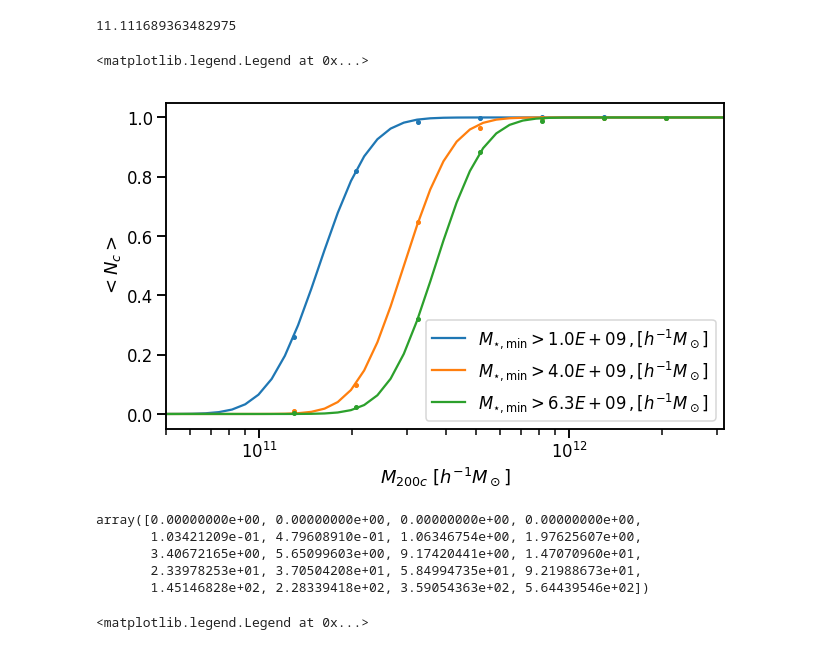
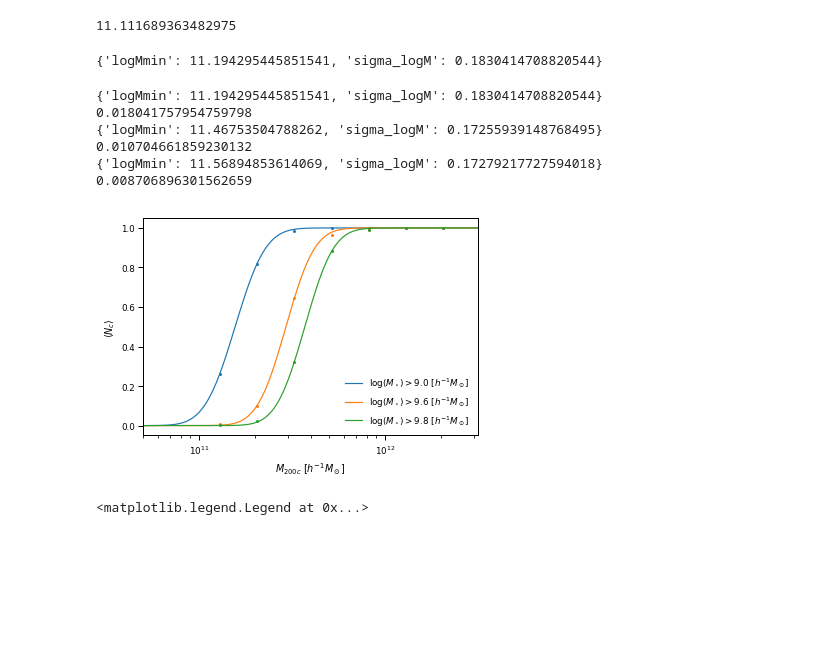
Before and after one commit to florpi/GaHaCo, a Jupyter notebook: notebooks/hod_analysis.ipynb, the cells around one changed output. Saved outputs shown, nothing was run; the diff lists cells and outputs as text; code cells hidden in the pictures; blank space fills up the shorter version.

```diff
--- a/notebooks/hod_analysis.ipynb
+++ b/notebooks/hod_analysis.ipynb
@@ -19,7 +19,7 @@ Using TensorFlow backend.
 # %%
 #TODO: fix halotools, add halo low mass cut when computing satellite best fit parameters
 import seaborn as sns
-sns.set_context('talk')
+sns.set_context('paper')
 # %%
 
 df = pd.read_hdf('/cosma7/data/dp004/dc-cues1/tng_dataframes/merged_dataframe_300.h5')
@@ -36,48 +36,55 @@ np.log10(np.min(halo_occ.mass_c))
 # %%
 xvalues = np.logspace(10.7,
                       np.log10(np.max(halo_occ.mass_c)),
-                      100
+                      1000
                      )
+# %%
+halo_occ.hod_parameters_centrals
+# %% [output]
+{'logMmin': 11.194295445851541, 'sigma_logM': 0.1830414708820544}
 # %%
-fig = plt.figure(figsize=(10,6))
+fig = plt.figure()
 ax = plt.axes()
 stellar_mass_thresholds = [9.,9.6,9.8]
 for threshold in stellar_mass_thresholds:
     N_gals = df.M_stars_central > 10**threshold
     halo_occ = hod.HOD(df.M200_DMO.values, N_gals,
                   satellites=False)
+    print(halo_occ.hod_parameters_centrals)
+    print(np.sum(N_gals)/205**3)
     p = ax.plot(halo_occ.mass_c, halo_occ.measured_n_central,
-           linestyle = '', marker = 'o', markersize = 4,
+           linestyle = '', marker = 'o', markersize=2
            #color = 'blue',
                )
 
     color = p[0].get_color()
 
     ax.plot(xvalues,
             halo_occ.mean_occupation_centrals( xvalues,
                             **halo_occ.hod_parameters_centrals),
            color= color,
-            label = f'$M_{{\star, \mathrm{{min}}}} > {10**threshold:.1E} \\,, [h^{{-1}}M_\odot]$',
+            label = f'$\log(M_\star) > {threshold} \\ [h^{{-1}}M_\odot]$',
             )
 
 ax.set_xscale("log")
 #ax.set_yscale("log")
 
-ax.set_ylabel('$<N_c>$')
+ax.set_ylabel(r'$\langle N_c \rangle$')
 ax.set_xlabel(r'$M_{200c}$ $[h^{-1}M_\odot]$')
 ax.set_xlim(10**(10.7), 10**12.5)
-plt.legend()
+plt.legend(frameon=False)
+plt.savefig('../reports/figures/halo_occupation.png',
+            dpi = 250,
+            bbox_inches='tight'
+           )
 # %% [output]
-<matplotlib.legend.Legend at 0x...>
+{'logMmin': 11.194295445851541, 'sigma_logM': 0.1830414708820544}
+0.018041757954759798
+{'logMmin': 11.46753504788262, 'sigma_logM': 0.17255939148768495}
+0.010704661859230132
+{'logMmin': 11.56894853614069, 'sigma_logM': 0.17279217727594018}
+0.008706896301562659
-[figure, old version]
+[figure, new version]
-# %%
-halo_occ.mean_n_satellites
-# %% [output]
-array([0.00000000e+00, 0.00000000e+00, 0.00000000e+00, 0.00000000e+00,
-       1.03421209e-01, 4.79608910e-01, 1.06346754e+00, 1.97625607e+00,
-       3.40672165e+00, 5.65099603e+00, 9.17420441e+00, 1.47070960e+01,
-       2.33978253e+01, 3.70504208e+01, 5.84994735e+01, 9.21988673e+01,
-       1.45146828e+02, 2.28339418e+02, 3.59054363e+02, 5.64439546e+02])
 # %%
 fig = plt.figure()
 ax = plt.axes()
```
Also changed, not shown: 7 other files.
